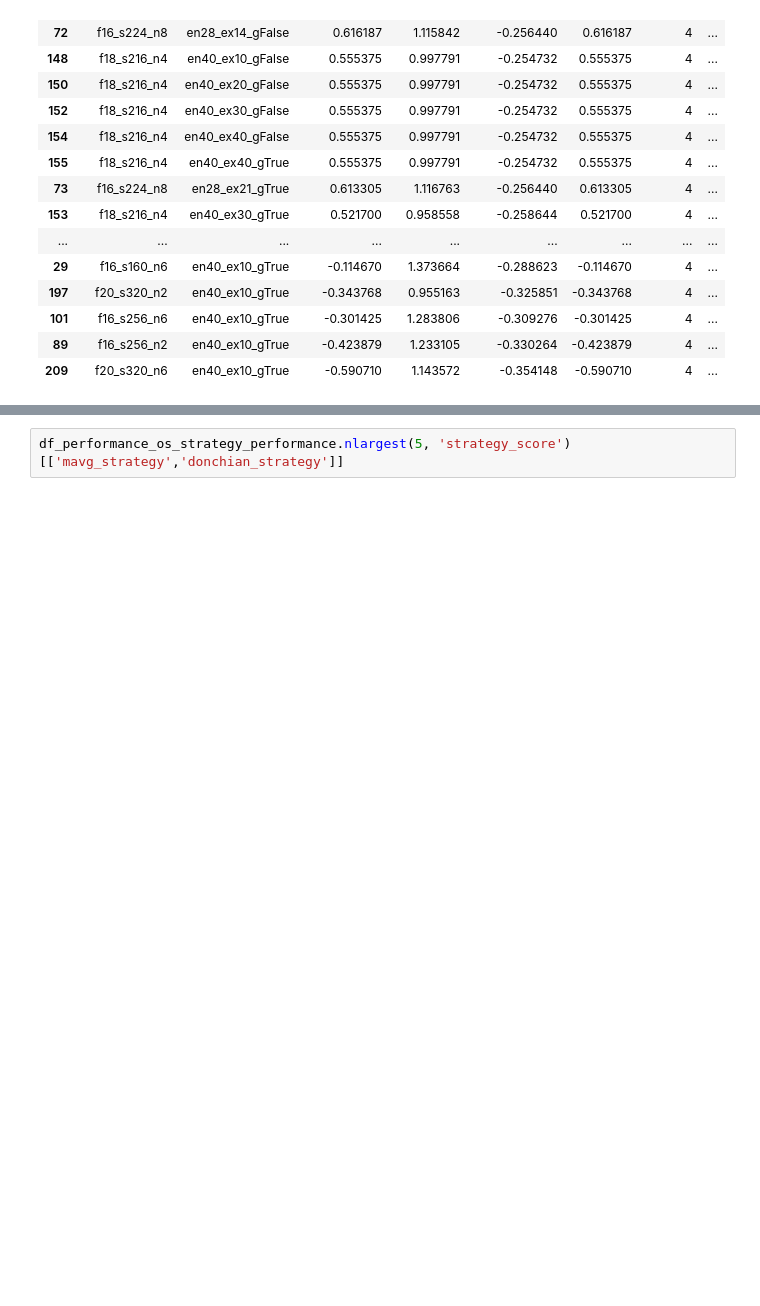
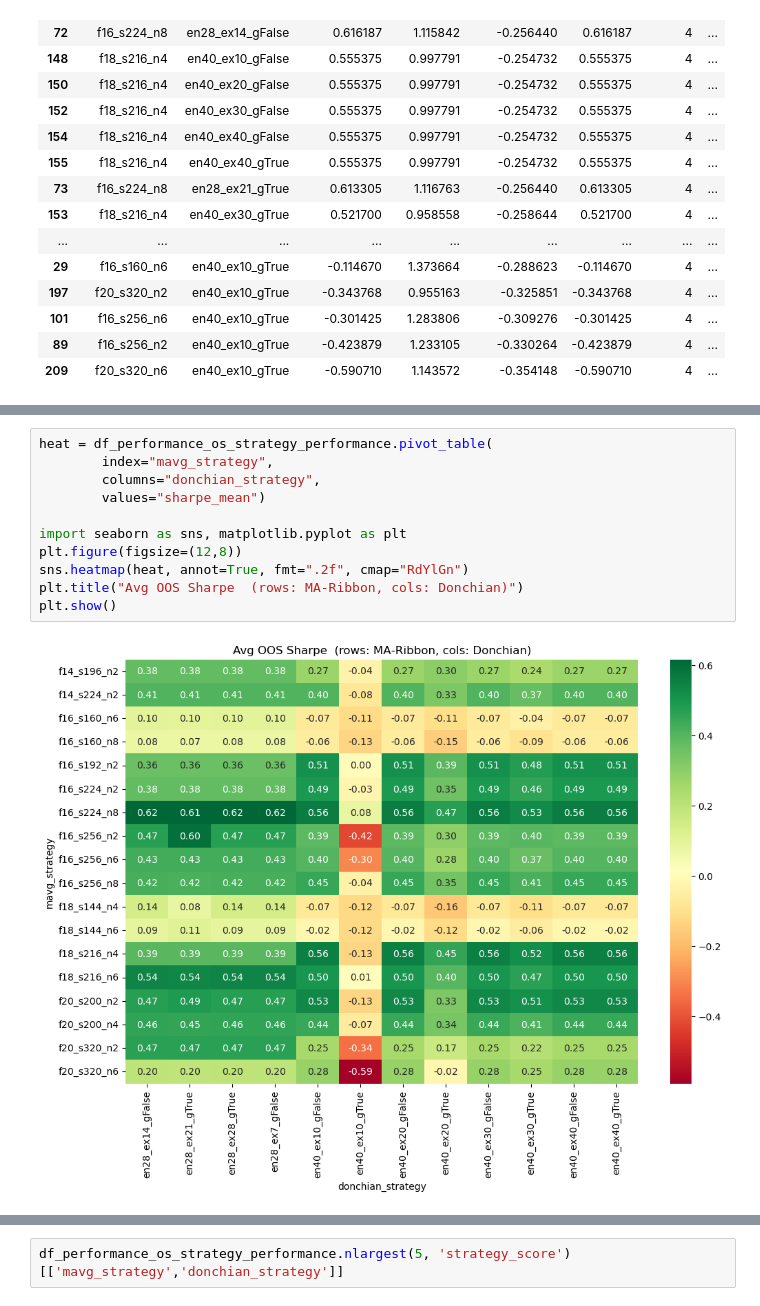
Before and after one commit to adheerchauhan/trend_following, a Jupyter notebook: Trend_Following_Parameter_Optimization_5.ipynb, the cells around one changed output, grey strips where cells are left out. Saved outputs shown, nothing was run; the diff lists cells and outputs as text; blank space fills up the shorter version.

```diff
--- a/Trend_Following_Parameter_Optimization_5.ipynb
+++ b/Trend_Following_Parameter_Optimization_5.ipynb
@@ -918,0 +979,13 @@ df_performance_os_strategy_performance.sort_values('strategy_score', ascending=F
+# %%
+heat = df_performance_os_strategy_performance.pivot_table(
+        index="mavg_strategy",
+        columns="donchian_strategy",
+        values="sharpe_mean")
+
+import seaborn as sns, matplotlib.pyplot as plt
+plt.figure(figsize=(12,8))
+sns.heatmap(heat, annot=True, fmt=".2f", cmap="RdYlGn")
+plt.title("Avg OOS Sharpe  (rows: MA‑Ribbon, cols: Donchian)")
+plt.show()
+# %% [output]
+[figure, added]
```
Also changed, not shown: parts of 24 cells of this notebook.
